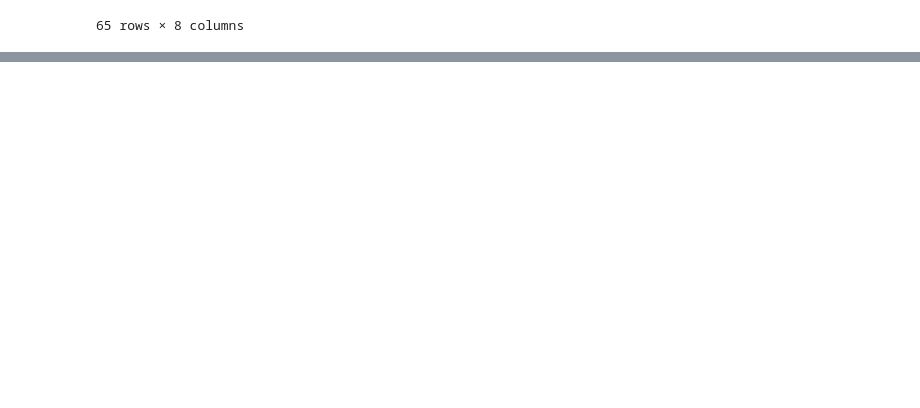
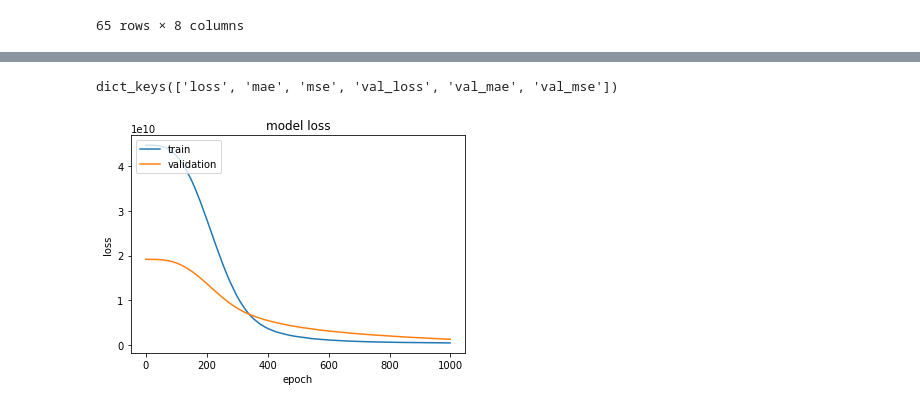
Before and after one commit to lhao03/data-visualization-of-usa-spending, a Jupyter notebook: incarceration_model.ipynb, the cells around one changed output, grey strips where cells are left out. Saved outputs shown, nothing was run; the diff lists cells and outputs as text; code cells hidden in the pictures; blank space fills up the shorter version.

Commit message:
added graph

```diff
--- a/incarceration_model.ipynb
+++ b/incarceration_model.ipynb
@@ -333,11 +318,10 @@ class PrintDot(keras.callbacks.Callback):
     def on_epoch_end(self,epoch,logs):
         if epoch % 100 == 0: print('')
         print('.', end='')
+# %%
+# early stop
+early_stop = keras.callbacks.EarlyStopping(monitor='val_loss', patience=2)
 # %%
-# training the model for 1000 epochs
-epochs = 1000
-
-history = model.fit(
-normed_train_data, train_labels,
-epochs=epochs, validation_split = 0.2, verbose=0,
-callbacks=[PrintDot()])
+early_history = model.fit(normed_train_data, train_labels,
+                    epochs=epochs, validation_split = 0.2, verbose=0,
+                    callbacks=[early_stop])
@@ -369,4 +327,0 @@ early_stop = keras.callbacks.EarlyStopping(monitor='val_loss', patience=10)
-# %%
-early_history = model.fit(normed_train_data, train_labels,
-                    epochs=epochs, validation_split = 0.2, verbose=0,
-                    callbacks=[early_stop, PrintDot()])
@@ -386,0 +335,29 @@ Testing set Mean Abs Error: 14826.93 total incarceration rate
+# %%
+print(early_history.history.keys())
+# "Loss"
+plt.plot(early_history.history['loss'])
+plt.plot(early_history.history['val_loss'])
+plt.title('model loss')
+plt.ylabel('loss')
+plt.xlabel('epoch')
+plt.legend(['train', 'validation'], loc='upper left')
+plt.show()
+# # MSE
+# plt.plot(early_history.history['mse'])
+# plt.plot(early_history.history['val_mse'])
+# plt.title('model mse')
+# plt.ylabel('mse')
+# plt.xlabel('epoch')
+# plt.legend(['train', 'validation'], loc='upper left')
+# plt.show()
+# # mae
+# plt.plot(early_history.history['mae'])
+# plt.plot(early_history.history['val_mae'])
+# plt.title('model mae')
+# plt.ylabel('mae')
+# plt.xlabel('epoch')
+# plt.legend(['train', 'validation'], loc='upper left')
+# plt.show()
+# %% [output]
+dict_keys(['loss', 'mae', 'mse', 'val_loss', 'val_mae', 'val_mse'])
+[figure, added]
```
Also changed, not shown: parts of 11 cells of this notebook.
